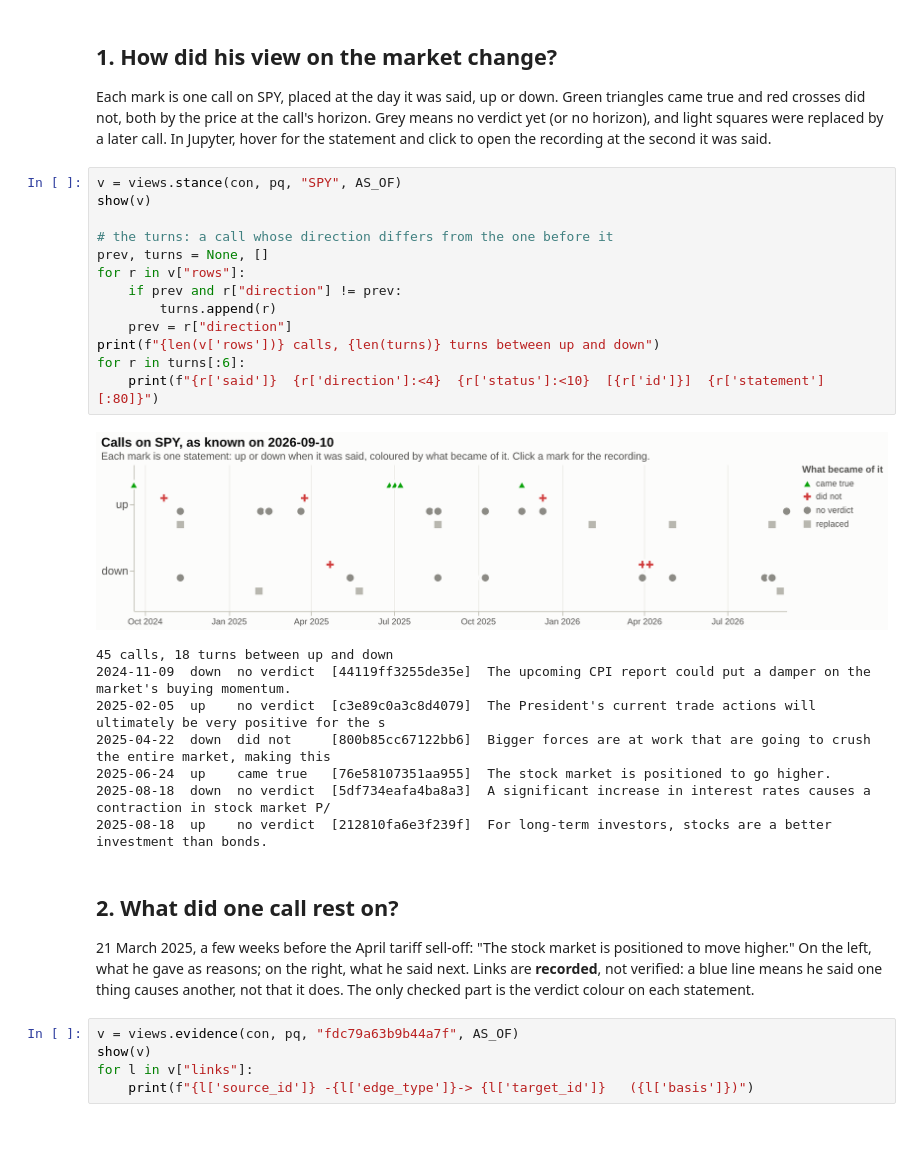
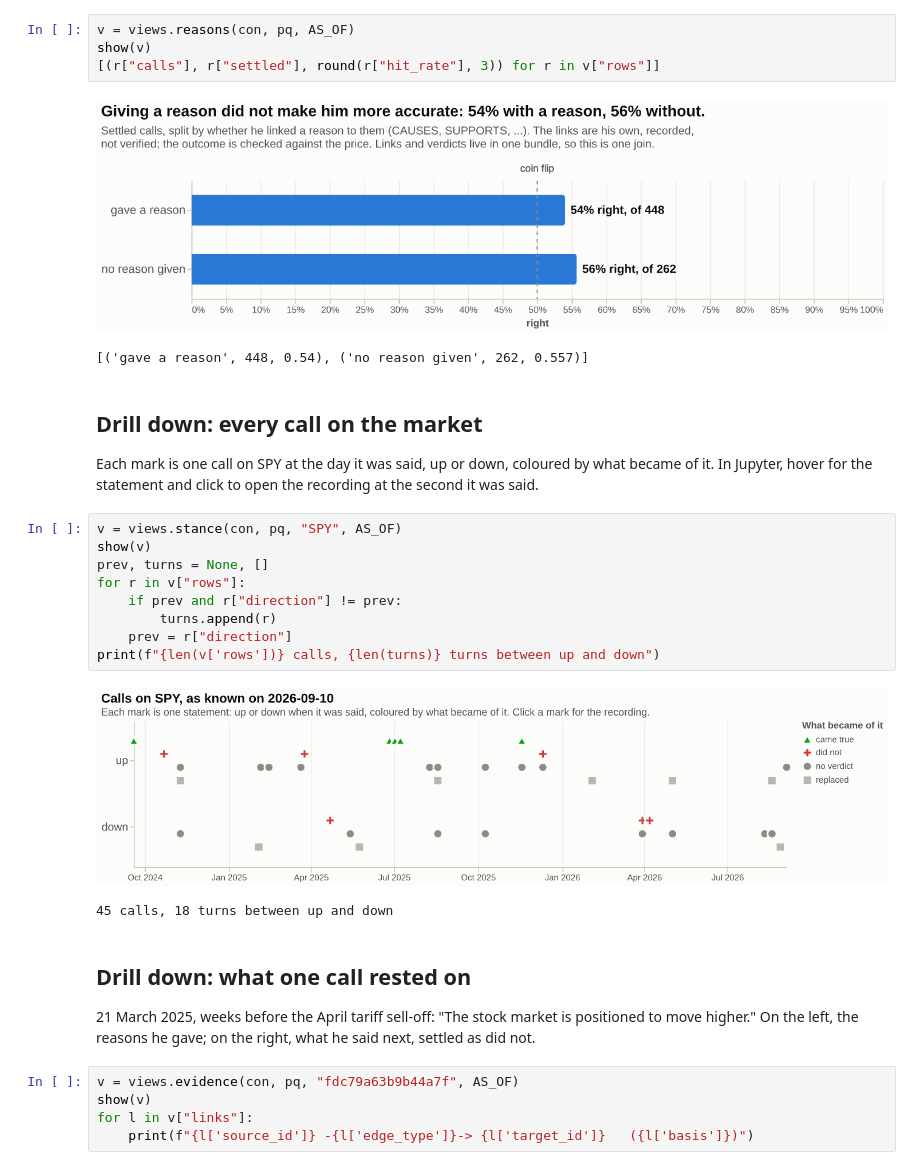
Before and after one commit to factagora/factblock, a Jupyter notebook: examples/analysis/analysis.ipynb, the cells around one changed output. Cells and saved outputs as stored; diff of their text form; blank space fills up the shorter version.

```diff
--- a/examples/analysis/analysis.ipynb
+++ b/examples/analysis/analysis.ipynb
@@ -37,33 +75,30 @@ factblock.__version__
+# %%
+v = views.reasons(con, pq, AS_OF)
+show(v)
+[(r["calls"], r["settled"], round(r["hit_rate"], 3)) for r in v["rows"]]
+# %% [output]
+[figure, added]
+[('gave a reason', 448, 0.54), ('no reason given', 262, 0.557)]
 # %% [markdown]
-## 1. How did his view on the market change?
+## Drill down: every call on the market
 
-Each mark is one call on SPY, placed at the day it was said, up or down. Green triangles came true and red crosses did not, both by the price at the call's horizon. Grey means no verdict yet (or no horizon), and light squares were replaced by a later call. In Jupyter, hover for the statement and click to open the recording at the second it was said.
+Each mark is one call on SPY at the day it was said, up or down, coloured by what became of it. In Jupyter, hover for the statement and click to open the recording at the second it was said.
 # %%
 v = views.stance(con, pq, "SPY", AS_OF)
 show(v)
-
-# the turns: a call whose direction differs from the one before it
 prev, turns = None, []
 for r in v["rows"]:
     if prev and r["direction"] != prev:
         turns.append(r)
     prev = r["direction"]
 print(f"{len(v['rows'])} calls, {len(turns)} turns between up and down")
-for r in turns[:6]:
-    print(f"{r['said']}  {r['direction']:<4}  {r['status']:<10}  [{r['id']}]  {r['statement'][:80]}")
 # %% [output]
 [figure]
 45 calls, 18 turns between up and down
-2024-11-09  down  no verdict  [44119ff3255de35e]  The upcoming CPI report could put a damper on the market's buying momentum.
-2025-02-05  up    no verdict  [c3e89c0a3c8d4079]  The President's current trade actions will ultimately be very positive for the s
-2025-04-22  down  did not     [800b85cc67122bb6]  Bigger forces are at work that are going to crush the entire market, making this
-2025-06-24  up    came true   [76e58107351aa955]  The stock market is positioned to go higher.
-2025-08-18  down  no verdict  [5df734eafa4ba8a3]  A significant increase in interest rates causes a contraction in stock market P/
-2025-08-18  up    no verdict  [212810fa6e3f239f]  For long-term investors, stocks are a better investment than bonds.
 # %% [markdown]
-## 2. What did one call rest on?
+## Drill down: what one call rested on
 
-21 March 2025, a few weeks before the April tariff sell-off: "The stock market is positioned to move higher." On the left, what he gave as reasons; on the right, what he said next. Links are **recorded**, not verified: a blue line means he said one thing causes another, not that it does. The only checked part is the verdict colour on each statement.
+21 March 2025, weeks before the April tariff sell-off: "The stock market is positioned to move higher." On the left, the reasons he gave; on the right, what he said next, settled as did not.
 # %%
 v = views.evidence(con, pq, "fdc79a63b9b44a7f", AS_OF)
 show(v)
```
Also changed, not shown: parts of 10 cells of this notebook, 9 other files.
